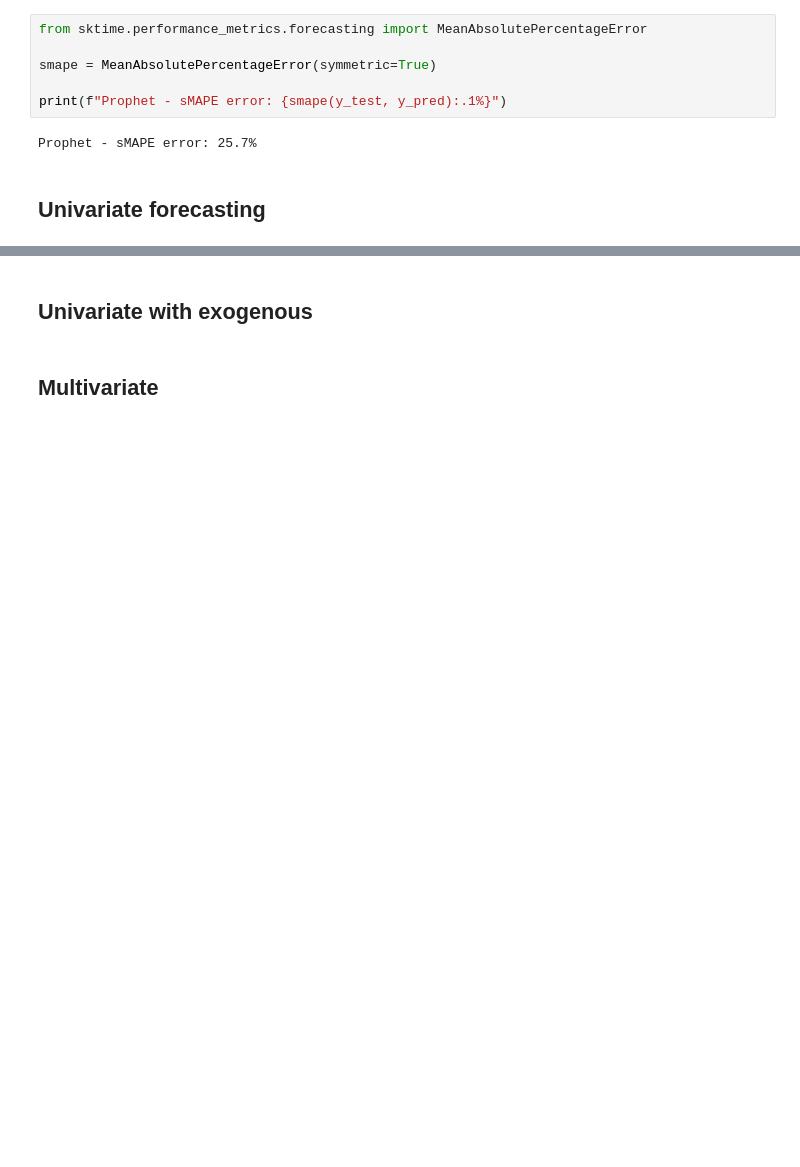
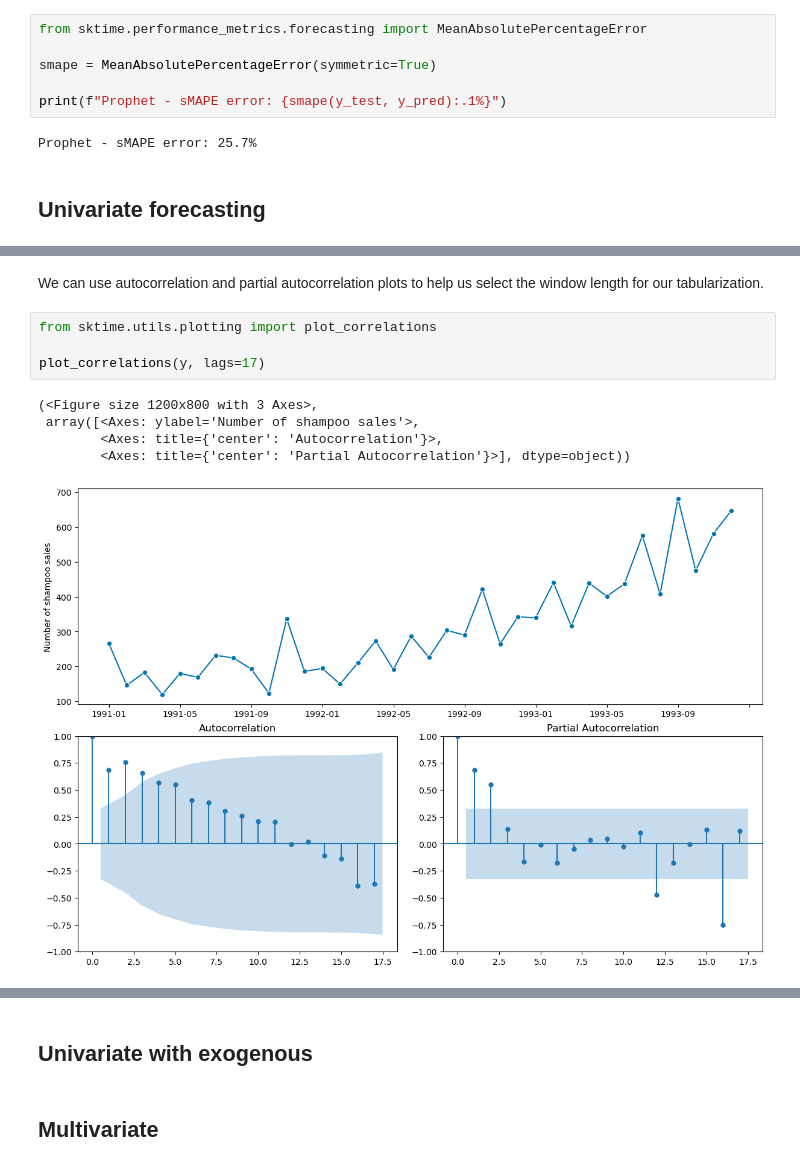
Before and after one commit to sktime/sktime-tutorial-ODSC-Europe-2023, a Jupyter notebook: notebooks/02_forecasting.ipynb, the cells around one changed output, grey strips where cells are left out. Cells and saved outputs as stored; diff of their text form; blank space fills up the shorter version.

```diff
--- a/notebooks/02_forecasting.ipynb
+++ b/notebooks/02_forecasting.ipynb
@@ -83,0 +97,12 @@ for forecaster in forecasters:
+# %% [markdown]
+We can use autocorrelation and partial autocorrelation plots to help us select the window length for our tabularization.
+# %%
+from sktime.utils.plotting import plot_correlations
+
+plot_correlations(y, lags=17)
+# %% [output]
+(<Figure size 1200x800 with 3 Axes>,
+ array([<Axes: ylabel='Number of shampoo sales'>,
+        <Axes: title={'center': 'Autocorrelation'}>,
+        <Axes: title={'center': 'Partial Autocorrelation'}>], dtype=object))
+[figure, added]
```
Also changed, not shown: parts of 12 cells of this notebook, 1 other file.
